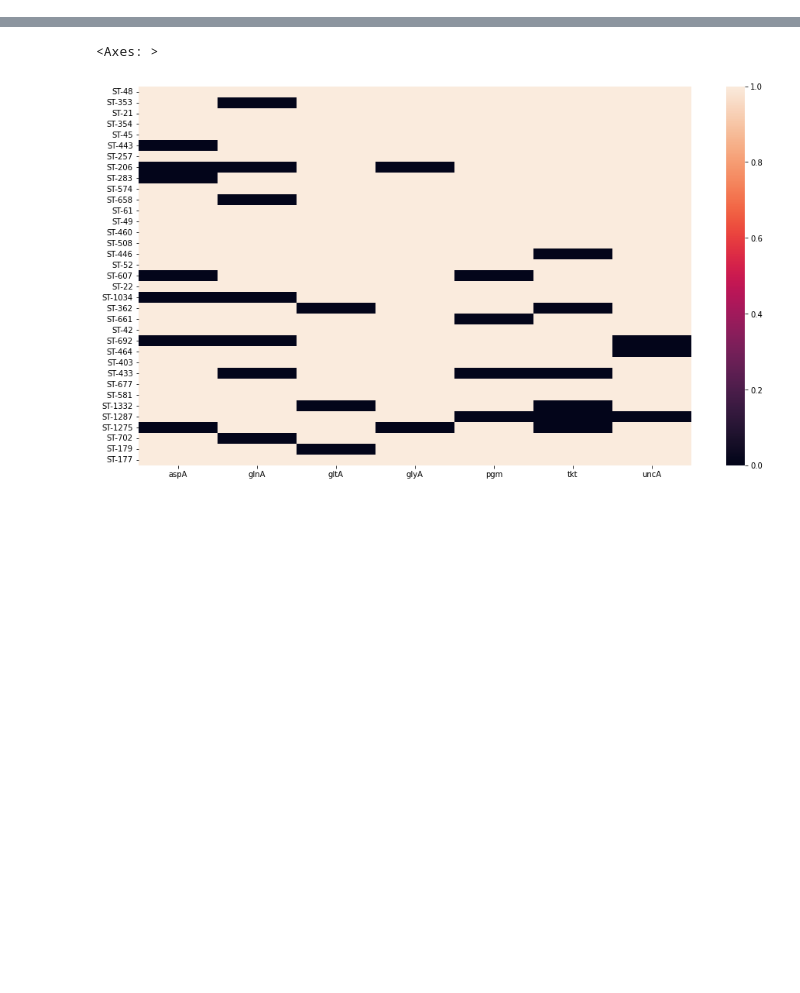
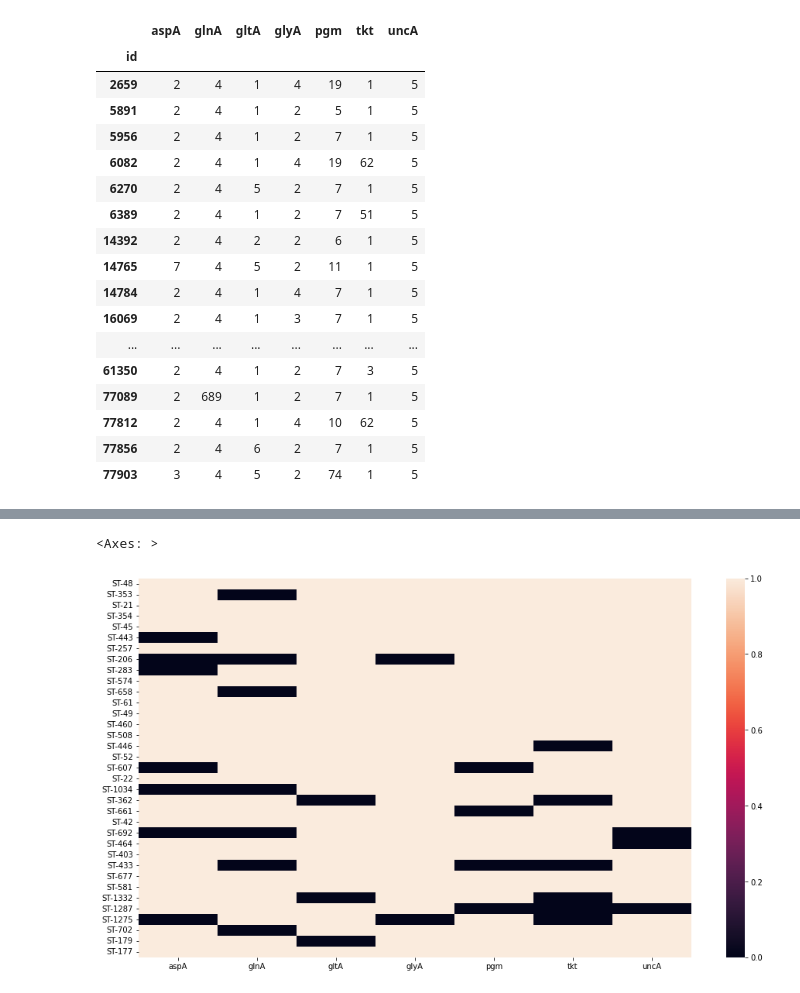
Before and after one commit to bgrdessislava/Campyjejuni_gyrA, a Jupyter notebook: Non_r/CC353_concatinating_CC_NG.ipynb, the cells around one changed output, grey strips where cells are left out. Cells and saved outputs as stored; diff of their text form; code cells hidden in the pictures; blank space fills up the shorter version.

```diff
--- a/Non_r/CC353_concatinating_CC_NG.ipynb
+++ b/Non_r/CC353_concatinating_CC_NG.ipynb
@@ -94,0 +111,21 @@ for cc in df["cc"].unique():
+# %%
+(df_combined.drop('cc', axis=1))
+# %% [output]
+|  | aspA | glnA | gltA | glyA | pgm | tkt | uncA |
+| id |  |  |  |  |  |  |  |
+| 2659 | 2 | 4 | 1 | 4 | 19 | 1 | 5 |
+| 5891 | 2 | 4 | 1 | 2 | 5 | 1 | 5 |
+| 5956 | 2 | 4 | 1 | 2 | 7 | 1 | 5 |
+| 6082 | 2 | 4 | 1 | 4 | 19 | 62 | 5 |
+| 6270 | 2 | 4 | 5 | 2 | 7 | 1 | 5 |
+| 6389 | 2 | 4 | 1 | 2 | 7 | 51 | 5 |
+| 14392 | 2 | 4 | 2 | 2 | 6 | 1 | 5 |
+| 14765 | 7 | 4 | 5 | 2 | 11 | 1 | 5 |
+| 14784 | 2 | 4 | 1 | 4 | 7 | 1 | 5 |
+| 16069 | 2 | 4 | 1 | 3 | 7 | 1 | 5 |
+| ... | ... | ... | ... | ... | ... | ... | ... |
+| 61350 | 2 | 4 | 1 | 2 | 7 | 3 | 5 |
+| 77089 | 2 | 689 | 1 | 2 | 7 | 1 | 5 |
+| 77812 | 2 | 4 | 1 | 4 | 10 | 62 | 5 |
+| 77856 | 2 | 4 | 6 | 2 | 7 | 1 | 5 |
+| 77903 | 3 | 4 | 5 | 2 | 74 | 1 | 5 |
```
Also changed, not shown: parts of 8 cells of this notebook, 2 other files.
